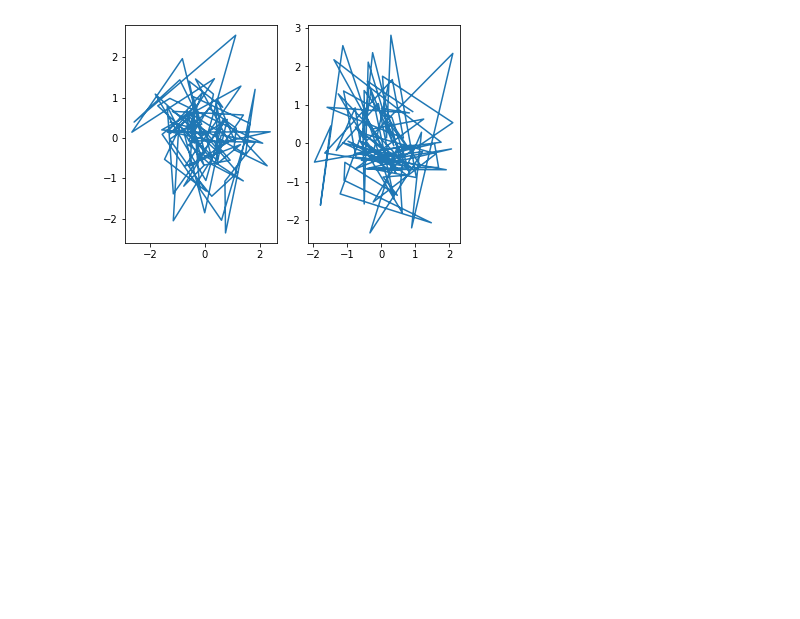
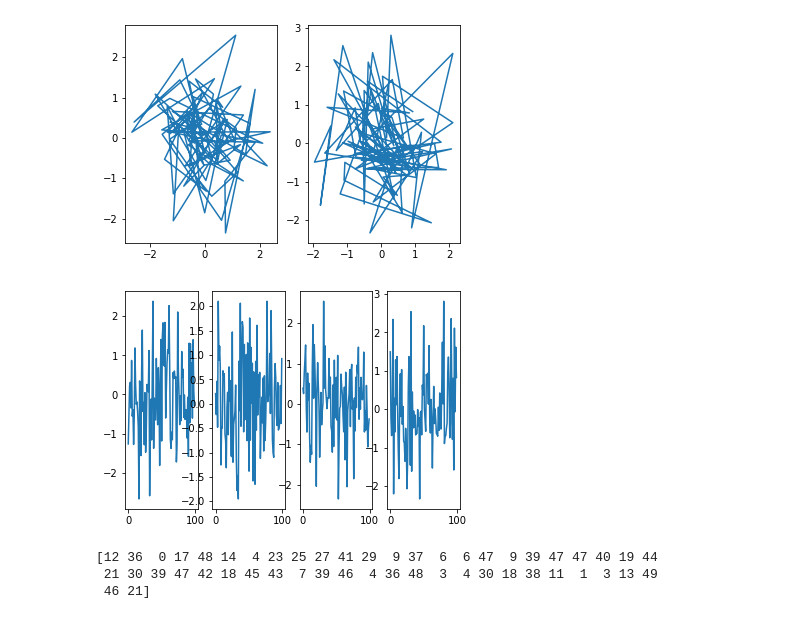
Before and after one commit to henrymos/githublesson, a Jupyter notebook: visdata.ipynb, the cells around one changed output. Drawn from its saved outputs; the diff is of its cells as text; code cells hidden in the pictures; blank space fills up the shorter version.

```diff
--- a/matplotlib practice.ipynb
+++ b/visdata.ipynb
@@ -90,3 +88,12 @@ axs2.plot(c,d, label = "cd-plot")
 # %% [output]
 [<matplotlib.lines.Line2D at 0x...>]
 [figure]
+# %%
+fig, (axs1,axs2, axs3, axs4) = plt.subplots(1,4)
+axs1.plot(a)
+axs2.plot(c)
+axs3.plot(b)
+axs4.plot(d)
+plt.show()
+# %% [output]
+[figure, added]
@@ -92,0 +106,6 @@ axs2.plot(c,d, label = "cd-plot")
+# %%
+print(data['c'])
+# %% [output]
+[12 36  0 17 48 14  4 23 25 27 41 29  9 37  6  6 47  9 39 47 47 40 19 44
+ 21 30 39 47 42 18 45 43  7 39 46  4 36 48  3  4 30 18 38 11  1  3 13 49
+ 46 21]
```
Also changed, not shown: parts of 5 cells of this notebook.
